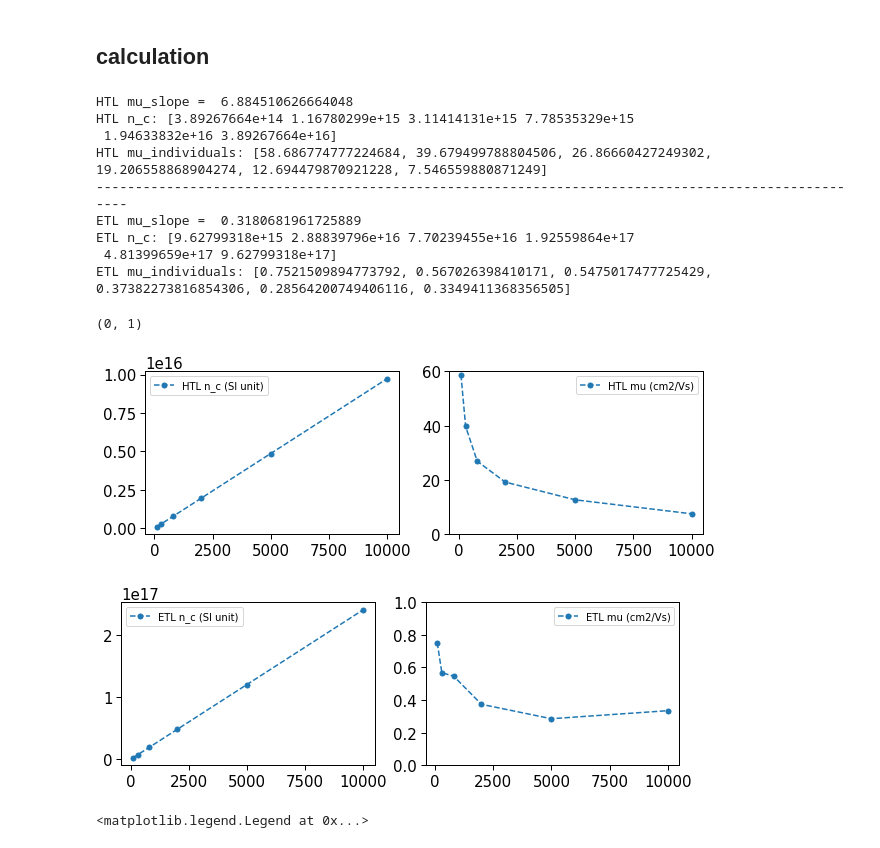
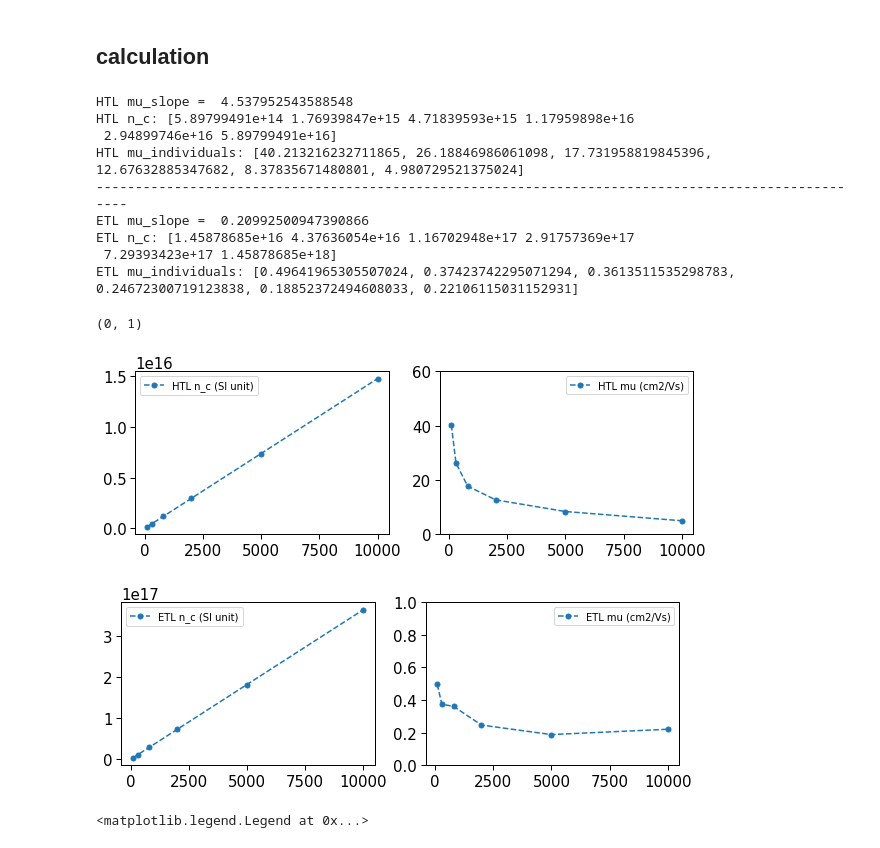
Before and after one commit to xuejianma/LabTools, a Jupyter notebook: mobility_report.ipynb, the cells around one changed output. Drawn from its saved outputs; the diff is of its cells as text; code cells hidden in the pictures.

```diff
--- a/mobility_report.ipynb
+++ b/mobility_report.ipynb
@@ -136,14 +136,14 @@ plt.legend()
 ## calculation
 # %%
 power_list=[100,300,800,2000,5000,10000]
-HTL_list=[0.366015069,0.742414023,1.340483549,2.395732257,3.958618397,4.706604931]
+HTL_list=[0.38,0.742414023,1.340483549,2.395732257,3.958618397,4.706604931]
 ETL_list=[0.116024899,0.262404151,0.675649819,1.1532989,2.203120486,5.166716805]
-
+#366015069
 # plt.plot(L_list,max_list)
 
 ##########
 #CONSTANTS:
-ipce=0.66
+ipce=1
 h=6.62607004e-34
 c=299792458
 q=1.602176634e-19
@@ -205,43 +205,43 @@ plt.legend()
 plt.ylim(0,60)
 
 print('-'*100)
 #########################
 # ETL
 ETL_coeff = np.interp(ETL_L_target,L_list,max_list)
 ETL_slope_raw = np.polyfit(power_list,ETL_list,1)[0]
 ETL_slope = ETL_slope_raw*0.1 #unit conversion to SI
 
 print('ETL mu_slope = ',mobility_slope_cm2(ETL_slope,ETL_time,wavelength,ETL_coeff))
 ETL_nc_list = []
 ETL_mobility_individual_list = []
 for sigma,Pc in zip(ETL_list,power_list):
     Pc_SI = Pc*10
     ETL_nc_list.append(get_nc(sigma,Pc_SI,ETL_coeff,ETL_time))
     ETL_mobility_individual_list.append(mobility_individual_cm2(sigma,Pc_SI,ETL_coeff,ETL_time))
 np.set_printoptions(suppress=True)
 print('ETL n_c:',np.array(ETL_nc_list)/thn/1e6)
 print('ETL mu_individuals:',ETL_mobility_individual_list)
 plt.figure(figsize=(10,3))
 plt.subplot(1,2,1)
 plt.plot(power_list,ETL_nc_list,'.--',markersize=10,label='ETL n_c (SI unit)')
 plt.legend()
 plt.subplot(1,2,2)
 plt.plot(power_list,ETL_mobility_individual_list,'.--',markersize=10,label='ETL mu (cm2/Vs)')
 plt.legend()
 plt.ylim(0,1)
 # %% [output]
-HTL mu_slope =  6.884510626664048
-HTL n_c: [3.89267664e+14 1.16780299e+15 3.11414131e+15 7.78535329e+15
- 1.94633832e+16 3.89267664e+16]
-HTL mu_individuals: [58.686774777224684, 39.679499788804506, 26.86660427249302, 19.206558868904274, 12.694479870921228, 7.546559880871249]
+HTL mu_slope =  4.537952543588548
+HTL n_c: [5.89799491e+14 1.76939847e+15 4.71839593e+15 1.17959898e+16
+ 2.94899746e+16 5.89799491e+16]
+HTL mu_individuals: [40.213216232711865, 26.18846986061098, 17.731958819845396, 12.67632885347682, 8.37835671480801, 4.980729521375024]
 ----------------------------------------------------------------------------------------------------
-ETL mu_slope =  0.3180681961725889
-ETL n_c: [9.62799318e+15 2.88839796e+16 7.70239455e+16 1.92559864e+17
- 4.81399659e+17 9.62799318e+17]
-ETL mu_individuals: [0.7521509894773792, 0.567026398410171, 0.5475017477725429, 0.37382273816854306, 0.28564200749406116, 0.3349411368356505]
+ETL mu_slope =  0.20992500947390866
+ETL n_c: [1.45878685e+16 4.37636054e+16 1.16702948e+17 2.91757369e+17
+ 7.29393423e+17 1.45878685e+18]
+ETL mu_individuals: [0.49641965305507024, 0.37423742295071294, 0.3613511535298783, 0.24672300719123838, 0.18852372494608033, 0.22106115031152931]
 (0, 1)
-[figure, old version]
+[figure, new version]
-[figure, old version]
+[figure, new version]
 # %%
 plt.plot(power_list,HTL_list,'.--',markersize=20,label='HTL')
 plt.plot(power_list,ETL_list,'.--',markersize=20,label='ETL')
```
Also changed, not shown: parts of 3 cells of this notebook.
